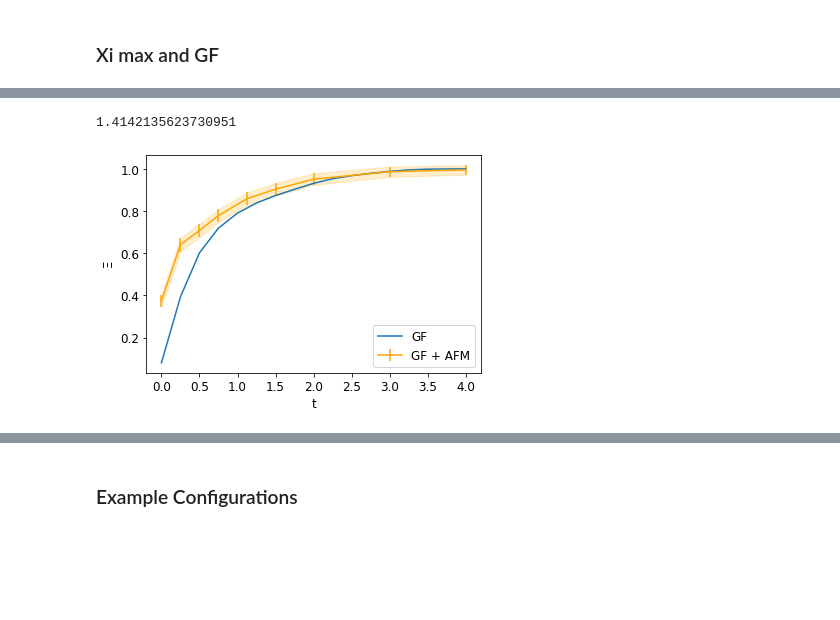
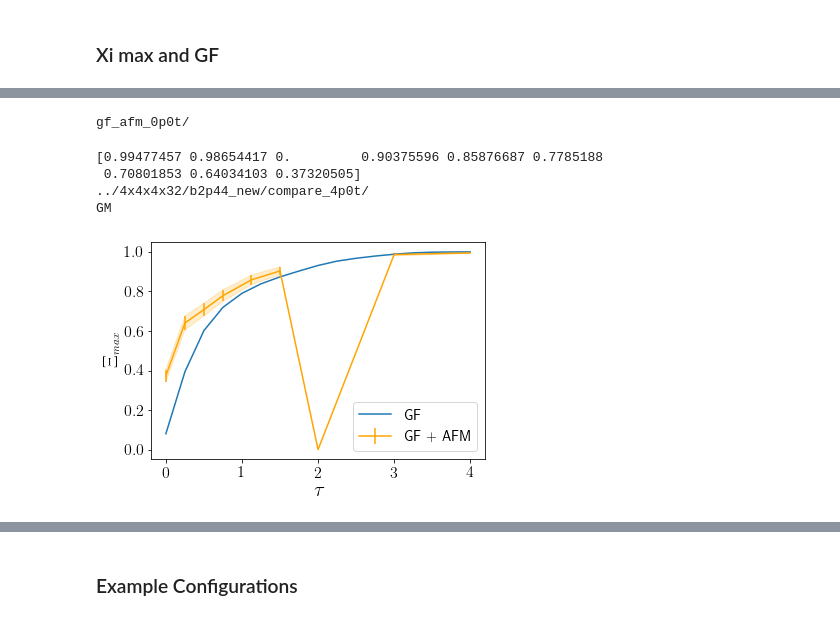
Before and after one commit to Ivan-Soler/AFM, a Jupyter notebook: main.ipynb, the cells around one changed output, grey strips where cells are left out. Cells and saved outputs as stored; diff of their text form; code cells hidden in the pictures; blank space fills up the shorter version.

Commit message:
Plotting routines and data analysis cleaned up

```diff
--- a/main.ipynb
+++ b/main.ipynb
@@ -100,17 +98,0 @@ plt.plot(data[1],data[0], label="$t=4.0$")
-# %%
-importlib.reload(analyzer)
-folder="../4x4x4x32/b2p44_new/gf_afm/"
-t=4
-conf_steps=10
-ov_top_dif,susy_top_dif,conf_tot,susy_tot=analyzer.Topology_dic(folder,threshold)
-for conf in range(conf_start, conf_end, conf_steps):
-    if not susy_tot[str(conf)]:
-        Topology_t="../4x4x4x32/b2p44_new/gf/profile4dt"+str(t)+"c"+str(conf)+"to.dat"
-        density_t,sizes=Read.topology_1d(Topology_t)
-        plt.plot(density_t)
-Topology_t="../4x4x4x32/b2p44_new/gf/profile4dt"+str(t)+"c"+str(10)+"to.dat"
-density_t,sizes=Read.topology_1d(Topology_t)
-plt.plot(density_t, label="non-trivial conf")
-plt.legend(loc="upper right")
-plt.show()
-#plt.savefig(folder+"index/Trivial_AFM_compare.pdf")
@@ -199,10 +199,6 @@ def find_max(folder,measure,observable):
     if measure=="gf_afm_0p0t/":
         susy_max=np.loadtxt(folder+measure+"end_spectrum.txt")
     else:
-        ov_max, susy_max=np.loadtxt(folder+measure+"end_spectrum.txt")
+        susy_max=np.loadtxt(folder+measure+"end_spectrum.txt")
     maximum=Xi_max(data,susy_max)
     return(maximum)
-# %%
-np.sqrt(8*0.25)
-# %% [output]
-1.4142135623730951
@@ -209,31 +222,48 @@ np.sqrt(8*0.25)
+# %%
+print(measure)
+# %% [output]
+gf_afm_0p0t/
 # %%
+plt.rcParams.update({'font.size': 16})
+ax = plt.gca()
 observable="GM"
 folder="../4x4x4x32/b2p44_new/compare_4p0t/"
 maximum=np.zeros((9))
 error=np.zeros((9))
 t=0
 for measure in ("gf_afm_4p0t/", "gf_afm_3p0t/", "gf_afm_2p0t/", "gf_afm_1p5t/", "gf_afm_1p125t/", "gf_afm_0p75t/","gf_afm_0p5t/", "gf_afm_0p25t/","gf_afm_0p0t/"):
     data=np.loadtxt(folder+measure+observable+".txt")
+
     f=open(folder+measure+"lambda_opt.txt",'r')
-    lambda_opt=float(f.read()[0])
+    lamba_string=f.read().split('\n')
+    lambda_opt,index_opt=float(lamba_string[0]), int(float(lamba_string[1]))
     f.close()
-    f=open(folder+measure+"GM_error_opt.txt",'r')
+    f=open(folder+measure+"GM_error_opt_"+str(index_opt)+".txt",'r')
     error[t]=float(f.read())
     f.close()
+
     maximum[t]=find_max(folder,measure,observable)
     t+=1
+print(maximum)
 t=[4,3,2,1.5,1.125,0.75,0.5,0.25,0]
 
 observable="GM"
 data=np.loadtxt(folder+observable+".txt")
-plt.xlabel("t")
-plt.ylabel(r'$\Xi$')
-plt.rcParams.update({'font.size': 12})
+print(folder)
+print(observable)
+plt.xlabel(r'$$ \mbox{\huge $\tau$} $$')
+plt.ylabel(r'$$ \mbox{\huge $ \Xi$}_{max}$$')
+
+plt.rcParams.update({'font.size': 16})
 #plt.title('(GF + AFM) vs GF')
-plt.plot(data[1],data[0], label="GF")
-plt.errorbar(t,maximum, yerr=error, color="orange", label="GF + AFM")
+plt.plot(data[1],data[0], label=r'{\Large GF}')
+plt.errorbar(t,maximum, yerr=error, color="orange", label=r'{\Large GF + AFM}')
 plt.fill_between(t, maximum-error, maximum+error,color="orange",alpha=0.2)
 plt.legend(loc="lower right")
-plt.savefig(folder+"./GF_AFM_4p0t.pdf")
+plt.savefig(folder+"./GF_AFM_4p0t.pdf",dpi=150, bbox_inches='tight')
 # %% [output]
+[0.99477457 0.98654417 0.         0.90375596 0.85876687 0.7785188
+ 0.70801853 0.64034103 0.37320505]
+../4x4x4x32/b2p44_new/compare_4p0t/
+GM
-[figure, old version]
+[figure, new version]
```
Also changed, not shown: parts of 26 cells of this notebook, 2 other files.
